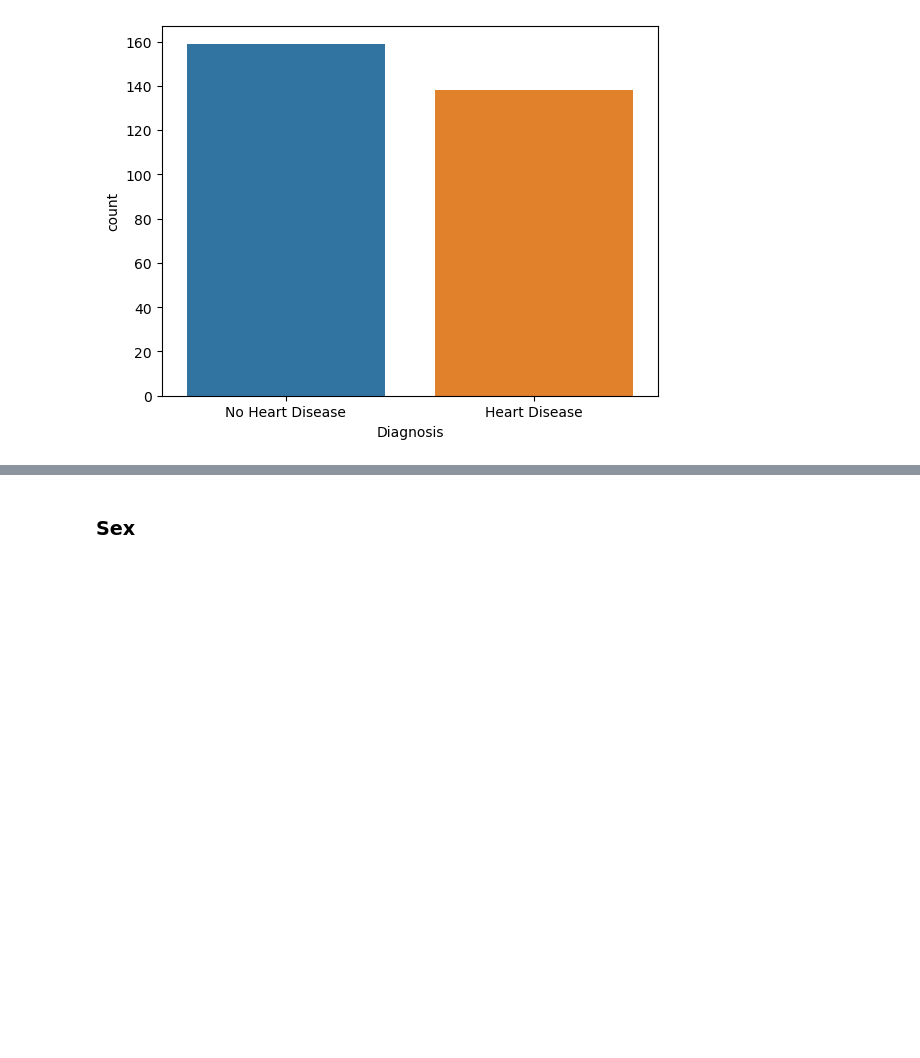
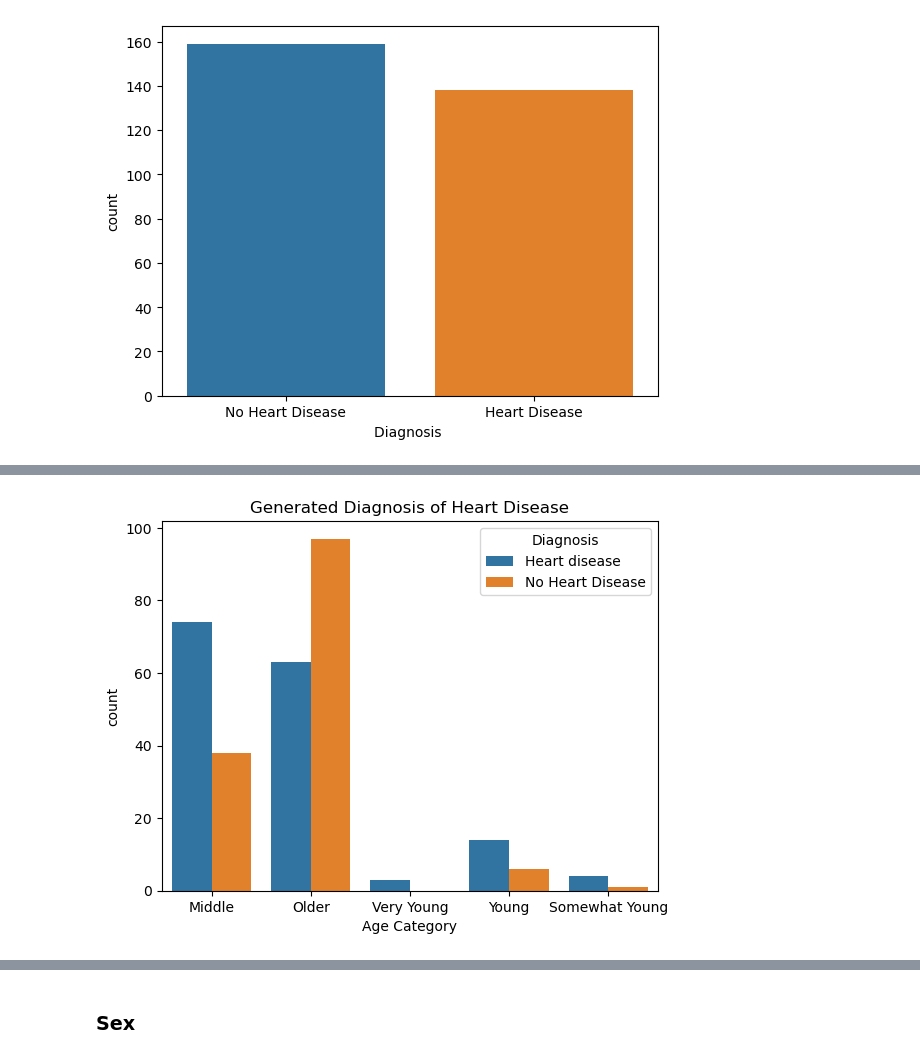
Before and after one commit to frankquinn89/PROGRAMMING_FOR_DATA_ANALYSIS, a Jupyter notebook: project.ipynb, the cells around one changed output, grey strips where cells are left out. Saved outputs shown, nothing was run; the diff lists cells and outputs as text; code cells hidden in the pictures; blank space fills up the shorter version.

```diff
--- a/project.ipynb
+++ b/project.ipynb
@@ -143,0 +188,47 @@ mplot.show()
+# %%
+def get_age_category(x):
+    if x < 35:
+        return 'Very Young'
+    elif 35 <= x < 40:
+        return 'Somewhat Young'
+    elif 40 <= x < 45:
+        return 'Young'
+    elif 45 <= x < 55:
+        return 'Middle'
+    else:
+        return 'Older'
+
+gen_data['age'] = gen_data.age.apply(get_age_category)
+# %%
+def get_diag(age):
+    diag = [0, 1]
+    if age == 'Very Young':
+        choice = np.random.choice(diag, 1, p=[0.99, 0.01])
+        listToStr = ' '.join(map(str, choice))
+        return listToStr
+    elif  age == 'Somewhat Young':
+        choice = np.random.choice(diag, 1, p=[0.64, 0.36])
+        listToStr = ' '.join(map(str, choice))
+        return listToStr
+    elif age == 'Young':
+        choice = np.random.choice(diag, 1, p=[0.77, 0.23])
+        listToStr = ' '.join(map(str, choice))
+        return listToStr
+    elif age == 'Middle':
+        choice = np.random.choice(diag, 1, p=[0.66, 0.34])
+        listToStr = ' '.join(map(str, choice))
+        return listToStr
+    else:
+        choice = np.random.choice(diag, 1, p=[0.40, 0.60])
+        listToStr = ' '.join(map(str, choice))
+        return listToStr
+
+gen_data['diagnosis'] = gen_data.age.apply(get_diag)
+# %%
+sb.countplot(x="age",data=gen_data,hue="diagnosis")
+mplot.title("Generated Diagnosis of Heart Disease")
+mplot.xlabel("Age Category")
+mplot.legend(title='Diagnosis', labels=['Heart disease','No Heart Disease'])
+mplot.show()
+# %% [output]
+[figure, added]
```
Also changed, not shown: parts of 11 cells of this notebook.
